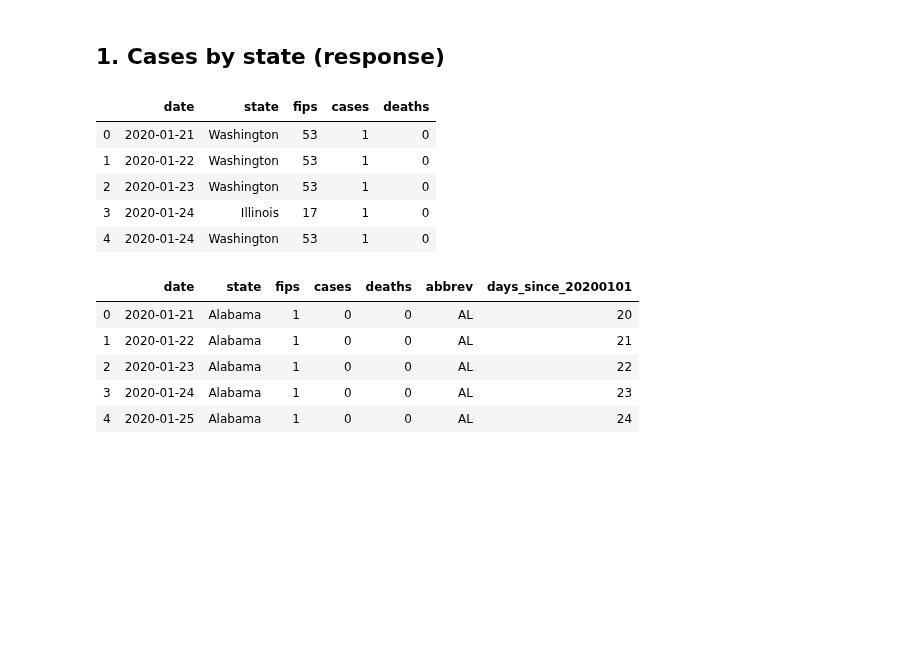
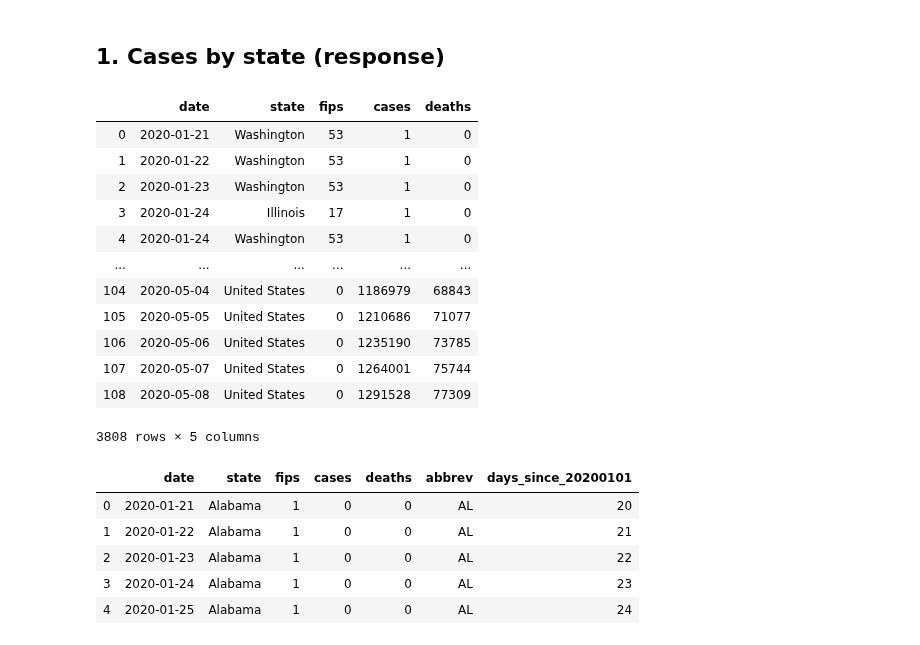
Before and after one commit to spotted-d/RNN_covid19_modeling, a Jupyter notebook: data_extraction/data_extracts.ipynb, the cells around one changed output. Saved outputs shown, nothing was run; the diff lists cells and outputs as text; code cells hidden in the pictures; blank space fills up the shorter version.

Commit message:
data - added usa totals

```diff
--- a/data_extraction/data_extracts.ipynb
+++ b/data_extraction/data_extracts.ipynb
@@ -12,20 +12,36 @@ from sklearn.preprocessing import MinMaxScaler
 # %% [markdown]
 ## 1. Cases by state (response)
 # %%
-# fetch US data from the NY Times github
+# fetch US state data from the NY Times github
 covid_us = pd.read_csv("https://raw.githubusercontent.com/nytimes/covid-19-data/master/us-states.csv")
+
+# fetch US totals data and match formatting
+covid_us_totals = pd.read_csv("https://raw.githubusercontent.com/nytimes/covid-19-data/master/us.csv")
+covid_us_totals["state"] = "United States"
+covid_us_totals["fips"] = 0
+covid_us_totals = covid_us_totals[["date", "state", "fips", "cases", "deaths"]]
+
+# merge two dfs
+covid_us = pd.concat([covid_us, covid_us_totals])
 
 # transform date to datetime object
 covid_us["date"] = pd.to_datetime(covid_us["date"])
 
-covid_us.head()
+covid_us
 # %% [output]
 |  | date | state | fips | cases | deaths |
 | 0 | 2020-01-21 | Washington | 53 | 1 | 0 |
 | 1 | 2020-01-22 | Washington | 53 | 1 | 0 |
 | 2 | 2020-01-23 | Washington | 53 | 1 | 0 |
 | 3 | 2020-01-24 | Illinois | 17 | 1 | 0 |
 | 4 | 2020-01-24 | Washington | 53 | 1 | 0 |
+| ... | ... | ... | ... | ... | ... |
+| 104 | 2020-05-04 | United States | 0 | 1186979 | 68843 |
+| 105 | 2020-05-05 | United States | 0 | 1210686 | 71077 |
+| 106 | 2020-05-06 | United States | 0 | 1235190 | 73785 |
+| 107 | 2020-05-07 | United States | 0 | 1264001 | 75744 |
+| 108 | 2020-05-08 | United States | 0 | 1291528 | 77309 |
+3808 rows × 5 columns
 # %%
 def impute_missing_dates(df):
     '''
```
Also changed, not shown: parts of 5 cells of this notebook, 2 other files.
